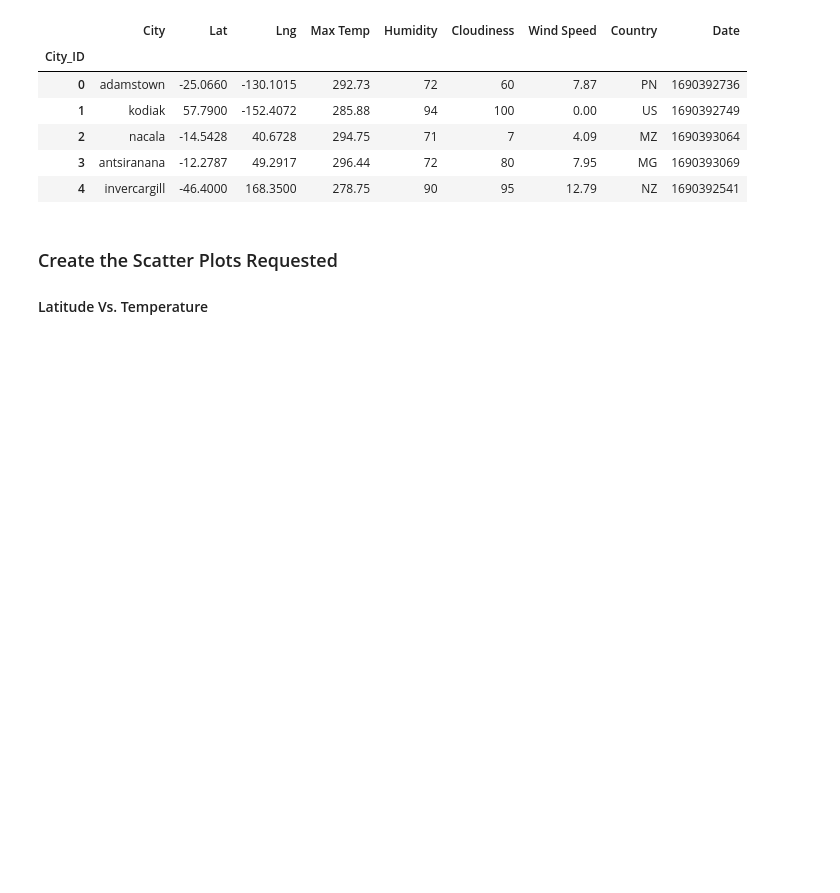
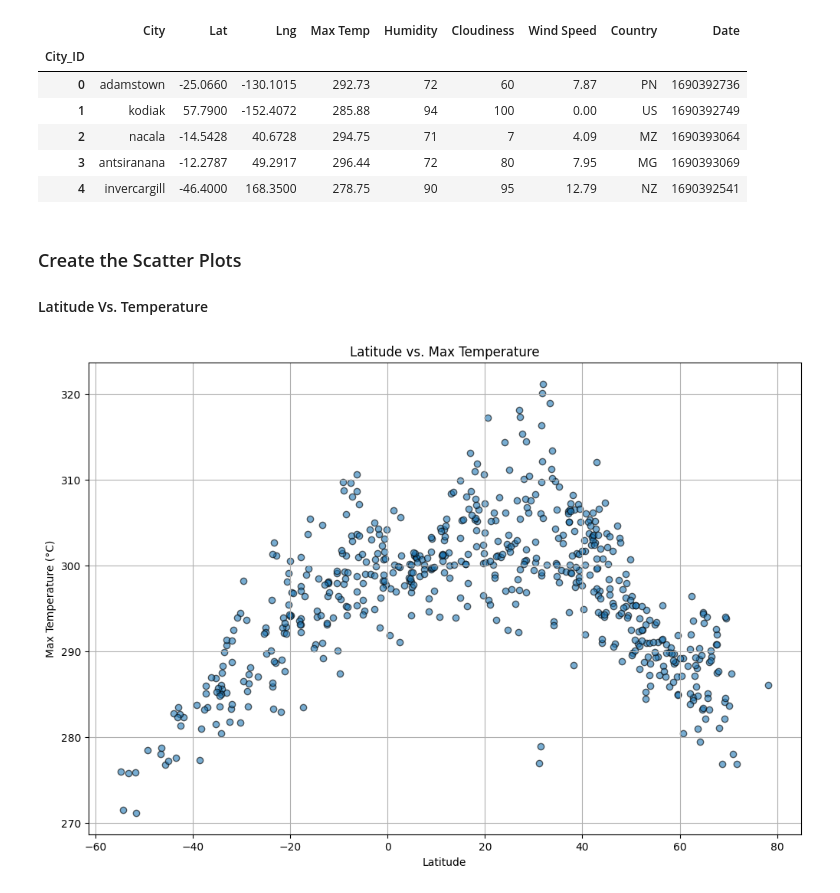
Before and after one commit to JNorthData/Weather_API, a Jupyter notebook: WeatherAPI.ipynb, the cells around one changed output. Saved outputs shown, nothing was run; the diff lists cells and outputs as text; code cells hidden in the pictures; blank space fills up the shorter version.

```diff
--- a/WeatherAPI.ipynb
+++ b/WeatherAPI.ipynb
@@ -172,11 +167,13 @@ city_data_df.head()
 # Export the City_Data into a csv
 city_data_df.to_csv("output_data/cities.csv", index_label="City_ID")
 # %%
+import pandas as pd
+import matplotlib.pyplot as plt
 # Read saved data
-city_data_read = pd.read_csv("output_data/cities.csv", index_col="City_ID")
+city_data_df = pd.read_csv("output_data/cities.csv", index_col="City_ID")
 
 # Display data from saved file
-city_data_read.head()
+city_data_df.head()
 # %% [output]
 |  | City | Lat | Lng | Max Temp | Humidity | Cloudiness | Wind Speed | Country | Date |
 | City_ID |  |  |  |  |  |  |  |  |  |
@@ -186,6 +183,28 @@ city_data_read.head()
 | 3 | antsiranana | -12.2787 | 49.2917 | 296.44 | 72 | 80 | 7.95 | MG | 1690393069 |
 | 4 | invercargill | -46.4000 | 168.3500 | 278.75 | 90 | 95 | 12.79 | NZ | 1690392541 |
 # %% [markdown]
-### Create the Scatter Plots Requested
-
+### Create the Scatter Plots
 #### Latitude Vs. Temperature
+# %%
+# Build scatter plot for latitude vs. temperature
+
+latitude = city_data_df['Lat']
+max_temp = city_data_df['Max Temp']
+
+plt.figure(figsize=(12, 8))
+plt.scatter(latitude, max_temp, alpha=0.6, edgecolors='k')
+
+# Add labels, title, and grid
+plt.xlabel('Latitude')
+plt.ylabel('Max Temperature (°C)')
+plt.title('Latitude vs. Max Temperature')
+
+plt.grid()
+
+# Save the figure
+plt.savefig("output_data/Fig1.png")
+
+# Show plot
+plt.show()
+# %% [output]
+[figure, added]
```
Also changed, not shown: parts of 7 cells of this notebook, 4 other files.
